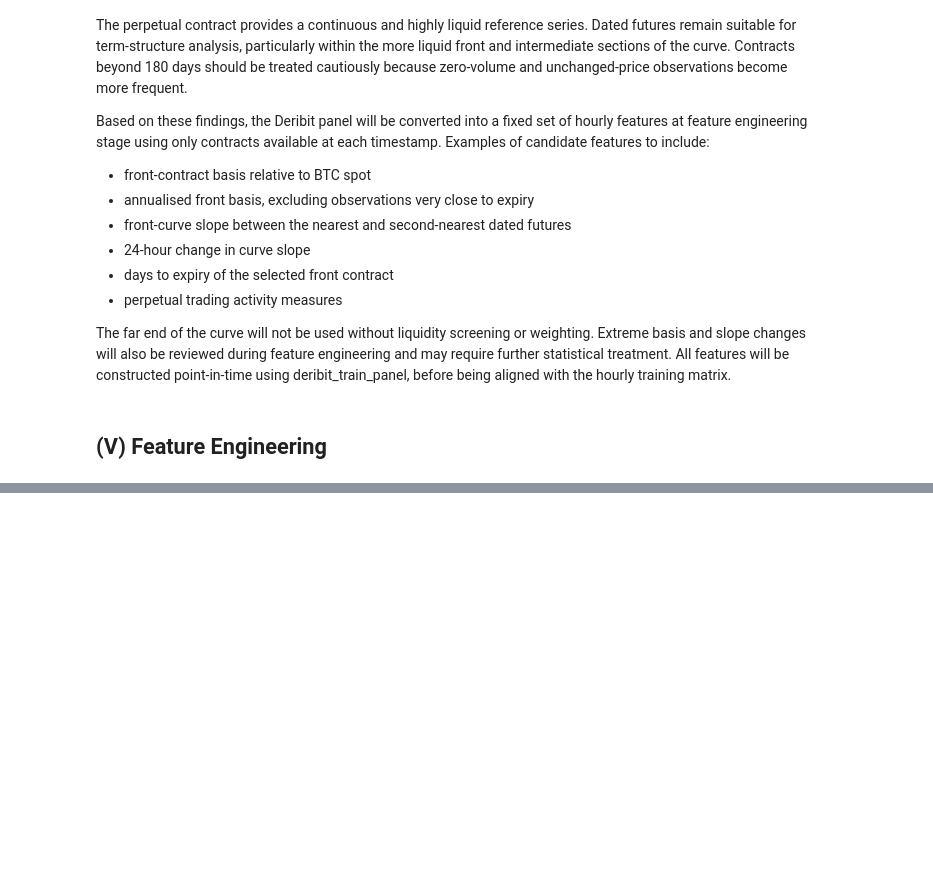
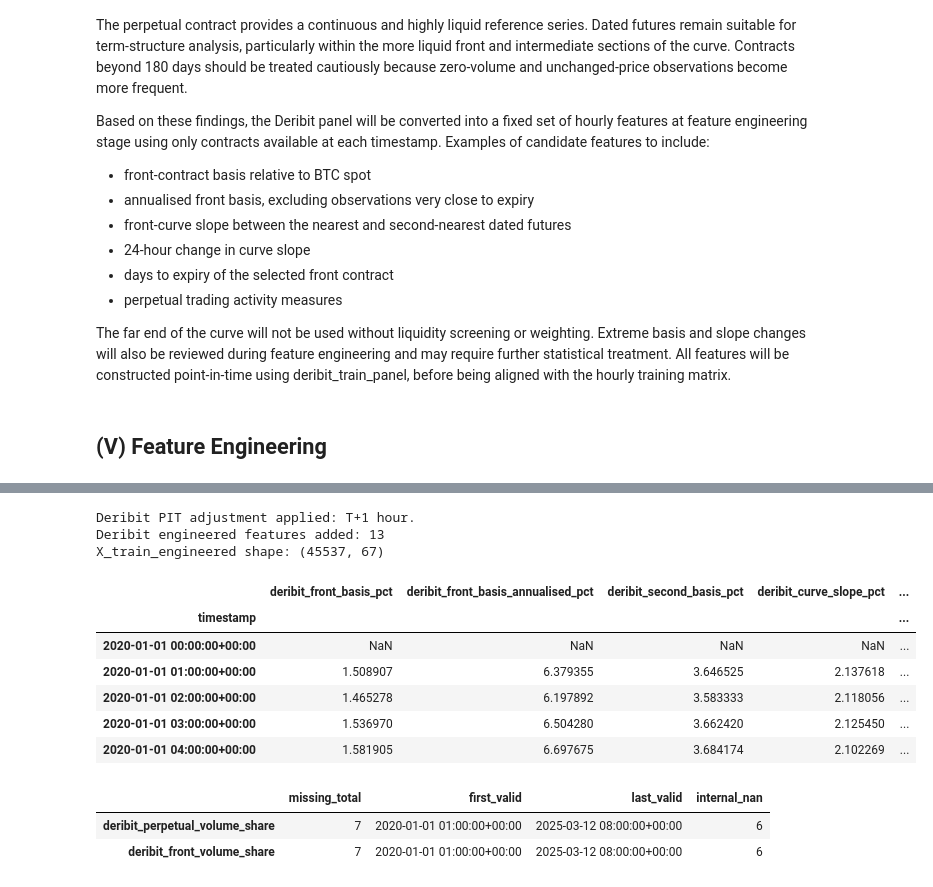
Before and after one commit to jade-lam/CQF, a Jupyter notebook: CQF_Final_Project.ipynb, the cells around one changed output, grey strips where cells are left out. Drawn from its saved outputs; the diff is of its cells as text; code cells hidden in the pictures; blank space fills up the shorter version.

```diff
--- a/CQF_Final_Project.ipynb
+++ b/CQF_Final_Project.ipynb
@@ -2665,0 +2918,78 @@ The far end of the curve will not be used without liquidity screening or weighti
+# %%
+# Deribit deterministic feature engineering — source PIT T+1
+
+deribit = deribit_train_panel.copy()
+required_deribit_cols = ["timestamp", "instrument_name", "close", "volume", "expiration_timestamp"]
+missing_deribit_cols = [col for col in required_deribit_cols if col not in deribit.columns]
+if missing_deribit_cols: raise KeyError(f"Missing required Deribit columns: {missing_deribit_cols}")
+
+deribit["is_perpetual"] = deribit["instrument_name"].str.contains("PERPETUAL", case=False, na=False)
+deribit["close"] = pd.to_numeric(deribit["close"], errors="coerce")
+deribit["volume"] = pd.to_numeric(deribit["volume"], errors="coerce")
+deribit["days_to_expiry"] = (deribit["expiration_timestamp"] - deribit["timestamp"]).dt.total_seconds() / 86400
+deribit = deribit.sort_values(["timestamp", "is_perpetual", "expiration_timestamp", "instrument_name"])
+
+deribit_perp = deribit[deribit["is_perpetual"]].groupby("timestamp").agg(deribit_perp_close=("close", "last"), deribit_perp_volume=("volume", "sum"))
+deribit_dated = deribit[(~deribit["is_perpetual"]) & (deribit["expiration_timestamp"] > deribit["timestamp"])].copy()
+deribit_dated = deribit_dated.sort_values(["timestamp", "expiration_timestamp", "instrument_name"])
+deribit_dated["contract_rank"] = deribit_dated.groupby("timestamp").cumcount() + 1
+deribit_dated = deribit_dated.join(deribit_perp["deribit_perp_close"], on="timestamp")
+deribit_dated["basis_pct"] = 100 * (deribit_dated["close"] / deribit_dated["deribit_perp_close"] - 1)
+
+deribit_front = deribit_dated[deribit_dated["contract_rank"] == 1].set_index("timestamp")[["instrument_name", "close", "volume", "days_to_expiry", "basis_pct"]].rename(columns={"instrument_name": "front_instrument", "close": "front_close", "volume": "front_volume", "days_to_expiry": "front_days_to_expiry", "basis_pct": "front_basis_pct"})
+deribit_second = deribit_dated[deribit_dated["contract_rank"] == 2].set_index("timestamp")[["close", "days_to_expiry", "basis_pct"]].rename(columns={"close": "second_close", "days_to_expiry": "second_days_to_expiry", "basis_pct": "second_basis_pct"})
+deribit_activity = deribit.groupby("timestamp").agg(deribit_total_volume=("volume", "sum"))
+deribit_breadth = deribit_dated.groupby("timestamp").agg(deribit_active_dated_contracts=("instrument_name", "nunique"), deribit_basis_dispersion_pct=("basis_pct", lambda x: x.std(ddof=0)))
+
+deribit_features = pd.concat([deribit_perp, deribit_front, deribit_second, deribit_activity, deribit_breadth], axis=1).sort_index()
+deribit_features["deribit_front_basis_annualised_pct"] = deribit_features["front_basis_pct"] * 365 / deribit_features["front_days_to_expiry"].clip(lower=1 / 24)
+deribit_features["deribit_curve_slope_pct"] = deribit_features["second_basis_pct"] - deribit_features["front_basis_pct"]
+deribit_features["deribit_curve_slope_change_24h"] = deribit_features["deribit_curve_slope_pct"].diff(24)
+deribit_features["deribit_front_roll_flag"] = deribit_features["front_instrument"].ne(deribit_features["front_instrument"].shift()).astype(int)
+deribit_features["deribit_perpetual_volume_share"] = deribit_features["deribit_perp_volume"] / deribit_features["deribit_total_volume"].replace(0, np.nan)
+deribit_features["deribit_front_volume_share"] = deribit_features["front_volume"] / deribit_features["deribit_total_volume"].replace(0, np.nan)
+deribit_features["deribit_log_total_volume"] = np.log1p(deribit_features["deribit_total_volume"])
+
+deribit_feature_cols = ["front_basis_pct", "deribit_front_basis_annualised_pct", "second_basis_pct", "deribit_curve_slope_pct", "deribit_curve_slope_change_24h", "front_days_to_expiry", "second_days_to_expiry", "deribit_front_roll_flag", "deribit_log_total_volume", "deribit_perpetual_volume_share", "deribit_front_volume_share", "deribit_basis_dispersion_pct", "deribit_active_dated_contracts"]
+deribit_rename_map = {"front_basis_pct": "deribit_front_basis_pct", "second_basis_pct": "deribit_second_basis_pct", "front_days_to_expiry": "deribit_front_days_to_expiry", "second_days_to_expiry": "deribit_second_days_to_expiry"}
+deribit_features = deribit_features.rename(columns=deribit_rename_map)
+deribit_feature_cols = [deribit_rename_map.get(col, col) for col in deribit_feature_cols]
+
+deribit_features = deribit_features.reindex(X_train.index).shift(1).replace([np.inf, -np.inf], np.nan)
+X_train_engineered[deribit_feature_cols] = deribit_features[deribit_feature_cols]
+
+assert X_train_engineered.index.equals(X_train.index), "Engineered-feature index no longer matches X_train."
+assert not X_train_engineered.columns.duplicated().any(), "Duplicate engineered-feature names detected."
+
+print("Deribit PIT adjustment applied: T+1 hour.")
+print(f"Deribit engineered features added: {len(deribit_feature_cols):,}")
+print(f"X_train_engineered shape: {X_train_engineered.shape}")
+display(X_train_engineered[deribit_feature_cols].head())
+# %% [output]
+Deribit PIT adjustment applied: T+1 hour.
+Deribit engineered features added: 13
+X_train_engineered shape: (45537, 67)
+|  | deribit_front_basis_pct | deribit_front_basis_annualised_pct | deribit_second_basis_pct | deribit_curve_slope_pct | ... |
+| timestamp |  |  |  |  | ... |
+| 2020-01-01 00:00:00+00:00 | NaN | NaN | NaN | NaN | ... |
+| 2020-01-01 01:00:00+00:00 | 1.508907 | 6.379355 | 3.646525 | 2.137618 | ... |
+| 2020-01-01 02:00:00+00:00 | 1.465278 | 6.197892 | 3.583333 | 2.118056 | ... |
+| 2020-01-01 03:00:00+00:00 | 1.536970 | 6.504280 | 3.662420 | 2.125450 | ... |
+| 2020-01-01 04:00:00+00:00 | 1.581905 | 6.697675 | 3.684174 | 2.102269 | ... |
+# %%
+# Deribit engineered-feature missingness audit
+deribit_nan_audit = pd.DataFrame(index=deribit_feature_cols)
+deribit_nan_audit["missing_total"] = X_train_engineered[deribit_feature_cols].isna().sum()
+deribit_nan_audit["first_valid"] = X_train_engineered[deribit_feature_cols].apply(pd.Series.first_valid_index)
+deribit_nan_audit["last_valid"] = X_train_engineered[deribit_feature_cols].apply(pd.Series.last_valid_index)
+deribit_nan_audit["internal_nan"] = [X_train_engineered.loc[row["first_valid"]:row["last_valid"], col].isna().sum() if pd.notna(row["first_valid"]) and pd.notna(row["last_valid"]) else len(X_train_engineered) for col, row in deribit_nan_audit.iterrows()]
+deribit_internal_nan = deribit_nan_audit[deribit_nan_audit["internal_nan"] > 0].sort_values(["internal_nan", "missing_total"], ascending=False)
+
+if deribit_internal_nan.empty:
+    print("No internal NaN values in Deribit engineered features.")
+else:
+    display(deribit_internal_nan)
+# %% [output]
+|  | missing_total | first_valid | last_valid | internal_nan |
+| deribit_perpetual_volume_share | 7 | 2020-01-01 01:00:00+00:00 | 2025-03-12 08:00:00+00:00 | 6 |
+| deribit_front_volume_share | 7 | 2020-01-01 01:00:00+00:00 | 2025-03-12 08:00:00+00:00 | 6 |
```
Also changed, not shown: parts of 25 cells of this notebook.
